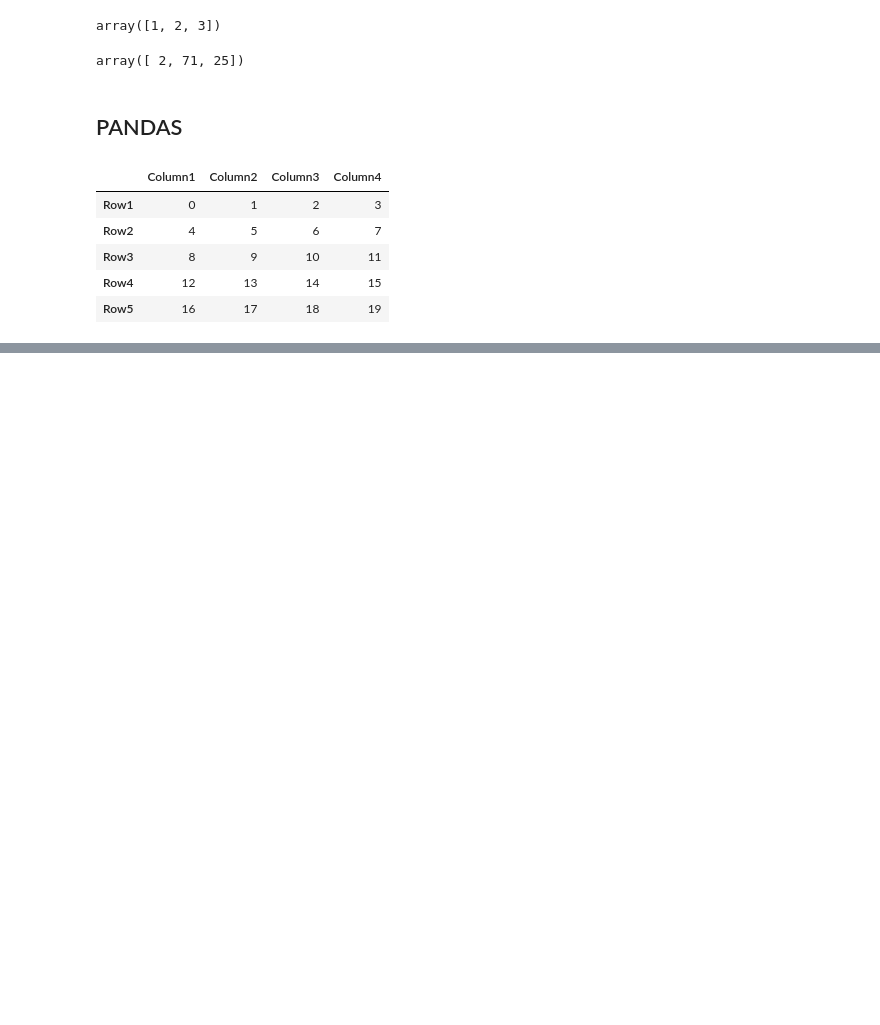
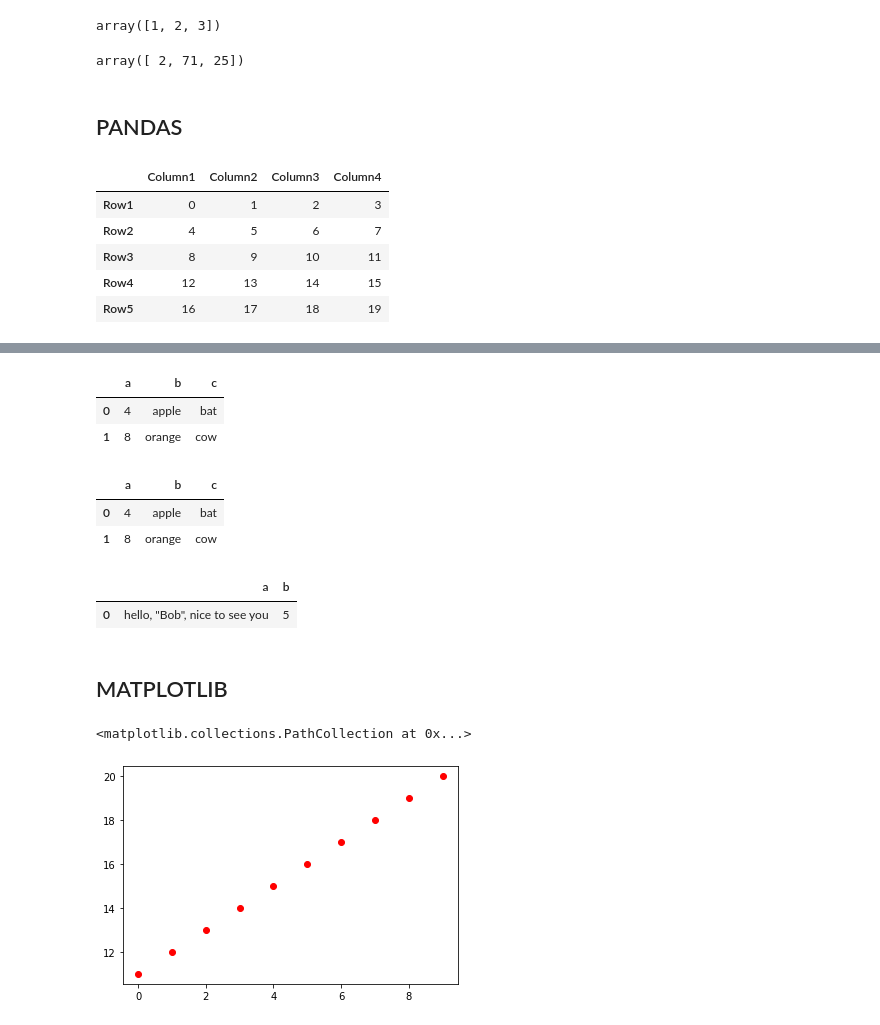
Before and after one commit to joshtn/Data-Science-road, a Jupyter notebook: work.ipynb, the cells around one changed output, grey strips where cells are left out. Drawn from its saved outputs; the diff is of its cells as text; code cells hidden in the pictures; blank space fills up the shorter version.

Commit message:
pandas matplotlib

```diff
--- a/work.ipynb
+++ b/work.ipynb
@@ -245,0 +330,12 @@ df.head()
+# %%
+pd.read_csv(StringIO(data))
+# %% [output]
+|  | a | b | c |
+| 0 | 4 | apple | bat |
+| 1 | 8 | orange | cow |
+# %%
+pd.read_csv(StringIO(data), index_col=False)
+# %% [output]
+|  | a | b | c |
+| 0 | 4 | apple | bat |
+| 1 | 8 | orange | cow |
@@ -245,0 +345,5 @@ df.head()
+# %%
+pd.read_csv(StringIO(data),escapechar='\\')
+# %% [output]
+|  | a | b |
+| 0 | hello, "Bob", nice to see you | 5 |
@@ -245,0 +355,2 @@ df.head()
+# %% [markdown]
+## MATPLOTLIB
@@ -245,0 +363,14 @@ df.head()
+# %%
+# simple example
+
+x = np.arange(0,10)
+y = np.arange(11,21)
+# %%
+plt.scatter(x,y,c='r')
+plt.xlabel('X axis')
+plt.ylabel('Y axis')
+plt.title('Graph in 2d')
+#plt.savefig('name.png')
+# %% [output]
+<matplotlib.collections.PathCollection at 0x...>
+[figure, added]
```
Also changed, not shown: parts of 17 cells of this notebook, 1 other file.
